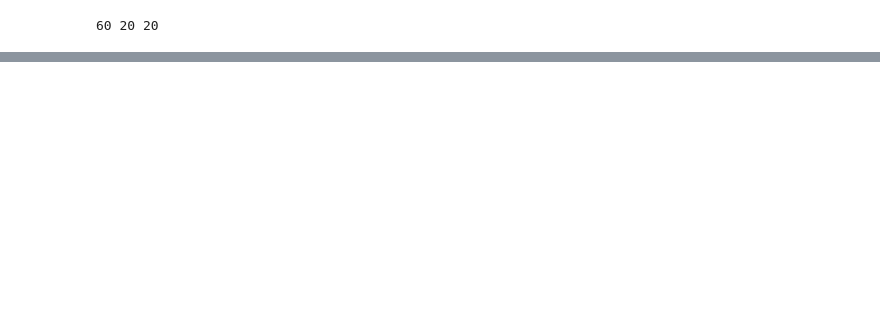
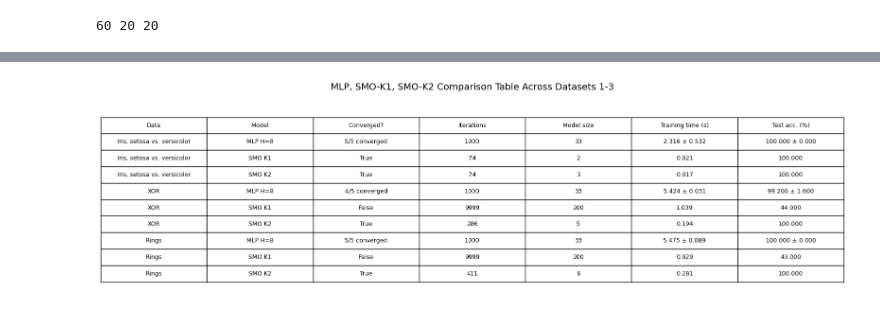
Before and after one commit to JosephAFerguson/CS6037_MachineLearning, a Jupyter notebook: Assignment6/code.ipynb, the cells around one changed output, grey strips where cells are left out. Saved outputs shown, nothing was run; the diff lists cells and outputs as text; code cells hidden in the pictures; blank space fills up the shorter version.

```diff
--- a/Assignment6/code.ipynb
+++ b/Assignment6/code.ipynb
@@ -581,0 +909,49 @@ yte = testDF["y"].values
+# %%
+### output the data - Joe
+rows = []
+for i, data in enumerate(datasets):
+    # MLP across 5 seeds
+    st = i * 5
+    end = st + 5
+    accsMean = np.mean(mlpTestAccs[st:end])
+    accsStd = np.std(mlpTestAccs[st:end])
+    timesMean = np.mean(mlpTrainingTimes[st:end])
+    timesSd = np.std(mlpTrainingTimes[st:end])
+    numConverged = np.sum(mlpConverged[st:end])
+
+    rows.append({
+        "Data": data,
+        "Model": "MLP H=8",
+        "Converged?": "{}/5 converged".format(numConverged),
+        "Iterations": mlpIterations[st],
+        "Model size": mlpModelSizes[st],
+        "Training time (s)": "{:.3f} ± {:.3f}".format(timesMean, timesSd),
+        "Test acc. (%)": "{:.3f} ± {:.3f}".format(accsMean, accsStd)
+    })
+
+    # SMO two kernels
+    for j in range(2):
+        idx = i*2 + j
+
+        rows.append({
+            "Data": data,
+            "Model": "SMO K{}".format(j+1),
+            "Converged?": converged[idx],
+            "Iterations": iterations[idx],
+            "Model size": modelSizes[idx],
+            "Training time (s)": "{:.3f}".format(trainingTimes[idx]),
+            "Test acc. (%)": "{:.3f}".format(testAccs[idx])
+        })
+
+summaryDF = pd.DataFrame(rows)
+fig, ax = plt.subplots(figsize=(16, 5))
+ax.axis("off")
+table = ax.table(cellText=summaryDF.values,colLabels=summaryDF.columns,loc="center",cellLoc="center",)
+table.auto_set_font_size(False)
+table.set_fontsize(9)
+table.scale(1, 1.8)
+ax.set_title("MLP, SMO-K1, SMO-K2 Comparison Table Across Datasets 1-3", fontsize=14)
+plt.tight_layout()
+plt.show()
+# %% [output]
+[figure, added]
```
Also changed, not shown: parts of 36 cells of this notebook, 26 other files.
